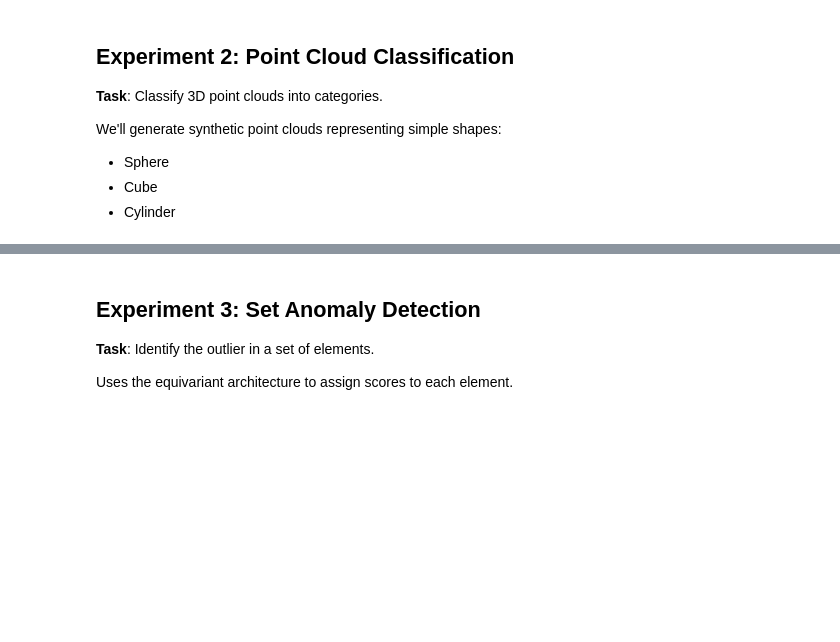
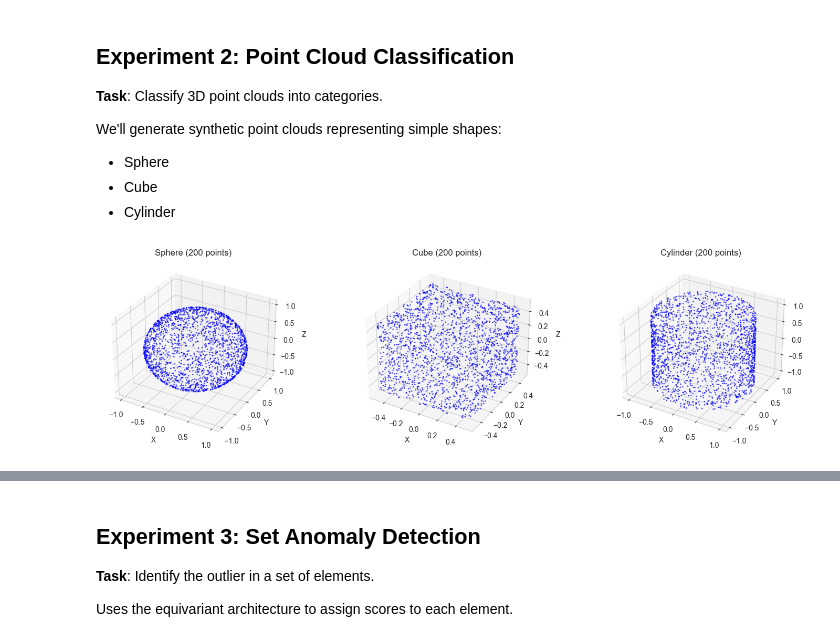
Before and after one commit to chris-santiago/deepsets-pytorch, a Jupyter notebook: deepsets_experiments.ipynb, the cells around one changed output, grey strips where cells are left out. Cells and saved outputs as stored; diff of their text form; code cells hidden in the pictures; blank space fills up the shorter version.

```diff
--- a/deepsets_experiments.ipynb
+++ b/deepsets_experiments.ipynb
@@ -283,34 +300,36 @@ class PointCloudDataset(Dataset):
             points = points @ R.T
 
             # Random scaling
             scale = np.random.uniform(0.8, 1.2)
             points = points * scale
 
         # Normalize: zero mean, unit variance
         points = (points - points.mean(axis=0)) / (points.std() + 1e-8)
 
         return torch.FloatTensor(points), torch.LongTensor([label])
 
 # Create datasets
 train_pc = PointCloudDataset(num_samples=5000, n_points=100, augment=True)
 test_pc = PointCloudDataset(num_samples=1000, n_points=100, augment=False)
 
 train_pc_loader = DataLoader(train_pc, batch_size=64, shuffle=True)
 test_pc_loader = DataLoader(test_pc, batch_size=64)
 
 # Visualize examples
 fig = plt.figure(figsize=(15, 4))
 for i in range(3):
-    points = train_pc.generators[i](200)
+    points = train_pc.generators[i](2000)
     ax = fig.add_subplot(1, 3, i+1, projection='3d')
     ax.scatter(points[:, 0], points[:, 1], points[:, 2], c='blue', alpha=0.6, s=1)
     ax.set_title(f'{train_pc.class_names[i]} (200 points)')
     ax.set_xlabel('X')
     ax.set_ylabel('Y')
     ax.set_zlabel('Z')
 plt.tight_layout()
 plt.savefig('point_cloud_examples.png', dpi=150, bbox_inches='tight')
 plt.show()
+# %% [output]
+[figure, added]
 # %%
 # Define model for point cloud classification
 model_pc = DeepSetsInvariant(
```
Also changed, not shown: parts of 7 cells of this notebook, 2 other files.
